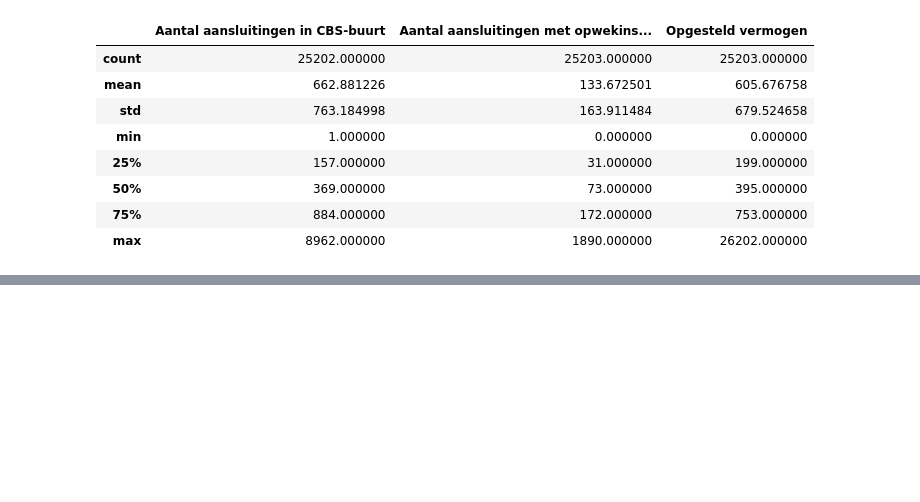
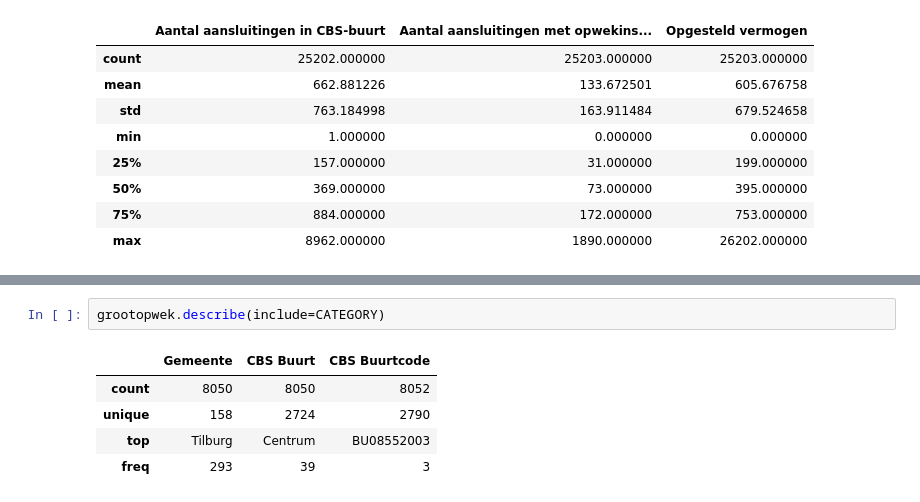
Before and after one commit to kjkoster/execute-enexis, a Jupyter notebook: notebooks/enexis exploration.ipynb, the cells around one changed output, grey strips where cells are left out. Saved outputs shown, nothing was run; the diff lists cells and outputs as text; blank space fills up the shorter version.

```diff
--- a/notebooks/enexis exploration.ipynb
+++ b/notebooks/enexis exploration.ipynb
@@ -424,0 +499,8 @@ kleinopwek.describe(include=NUMBER)
+# %%
+grootopwek.describe(include=CATEGORY)
+# %% [output]
+|  | Gemeente | CBS Buurt | CBS Buurtcode |
+| count | 8050 | 8050 | 8052 |
+| unique | 158 | 2724 | 2790 |
+| top | Tilburg | Centrum | BU08552003 |
+| freq | 293 | 39 | 3 |
```
Also changed, not shown: parts of 6 cells of this notebook.
